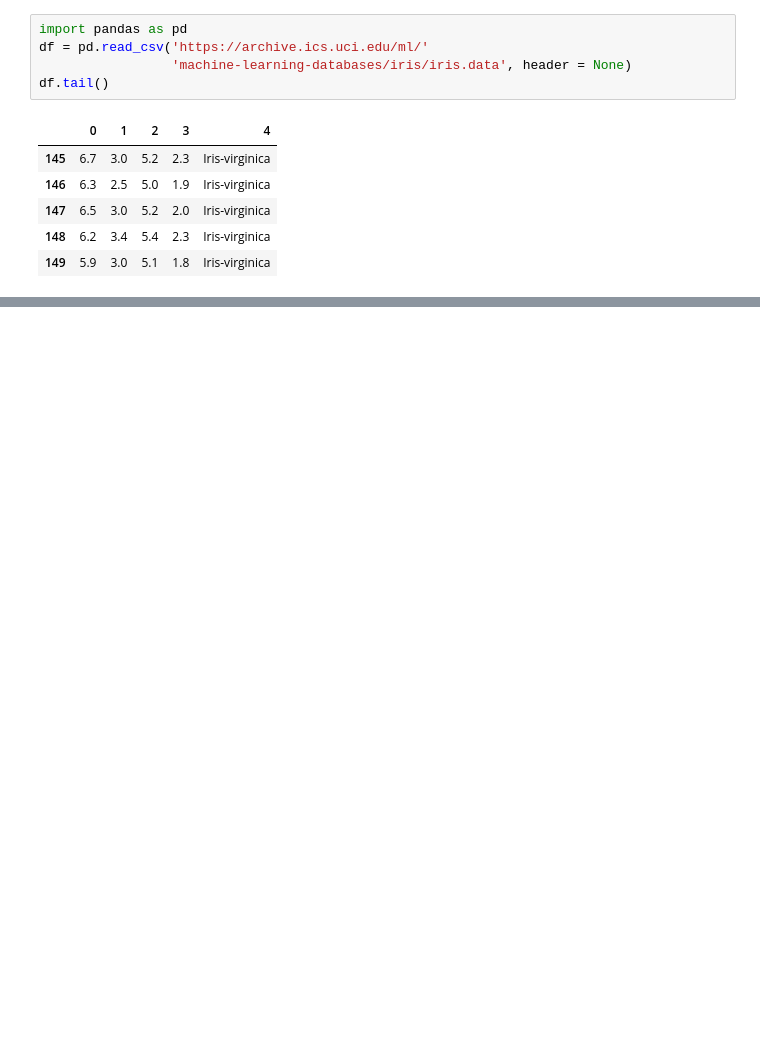
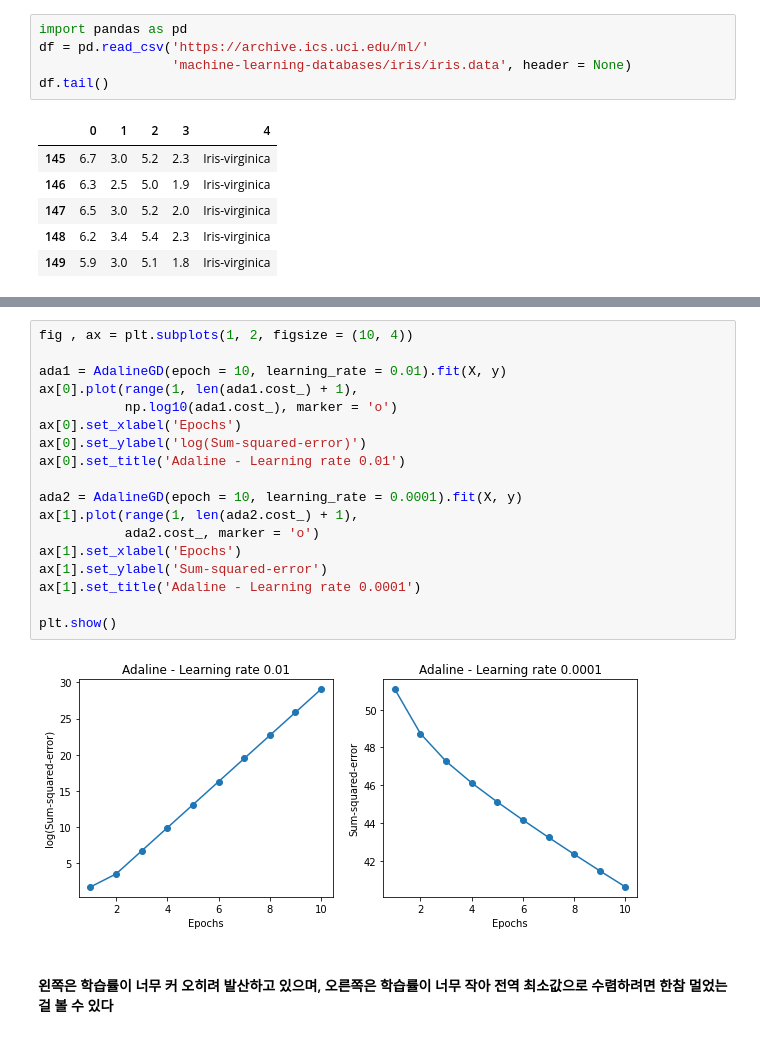
Before and after one commit to sejongpyo/Studies, a Jupyter notebook: Untitled.ipynb, the cells around one changed output, grey strips where cells are left out. Drawn from its saved outputs; the diff is of its cells as text; blank space fills up the shorter version.

```diff
--- a/Untitled.ipynb
+++ b/Untitled.ipynb
@@ -72,0 +178,22 @@ X = df.iloc[:100, [0, 2]].values
+# %%
+fig , ax = plt.subplots(1, 2, figsize = (10, 4))
+
+ada1 = AdalineGD(epoch = 10, learning_rate = 0.01).fit(X, y)
+ax[0].plot(range(1, len(ada1.cost_) + 1),
+           np.log10(ada1.cost_), marker = 'o')
+ax[0].set_xlabel('Epochs')
+ax[0].set_ylabel('log(Sum-squared-error)')
+ax[0].set_title('Adaline - Learning rate 0.01')
+
+ada2 = AdalineGD(epoch = 10, learning_rate = 0.0001).fit(X, y)
+ax[1].plot(range(1, len(ada2.cost_) + 1),
+           ada2.cost_, marker = 'o')
+ax[1].set_xlabel('Epochs')
+ax[1].set_ylabel('Sum-squared-error')
+ax[1].set_title('Adaline - Learning rate 0.0001')
+
+plt.show()
+# %% [output]
+[figure, added]
+# %% [markdown]
+#### 왼쪽은 학습률이 너무 커 오히려 발산하고 있으며, 오른쪽은 학습률이 너무 작아 전역 최소값으로 수렴하려면 한참 멀었는걸 볼 수 있다
```
Also changed, not shown: parts of 7 cells of this notebook.
